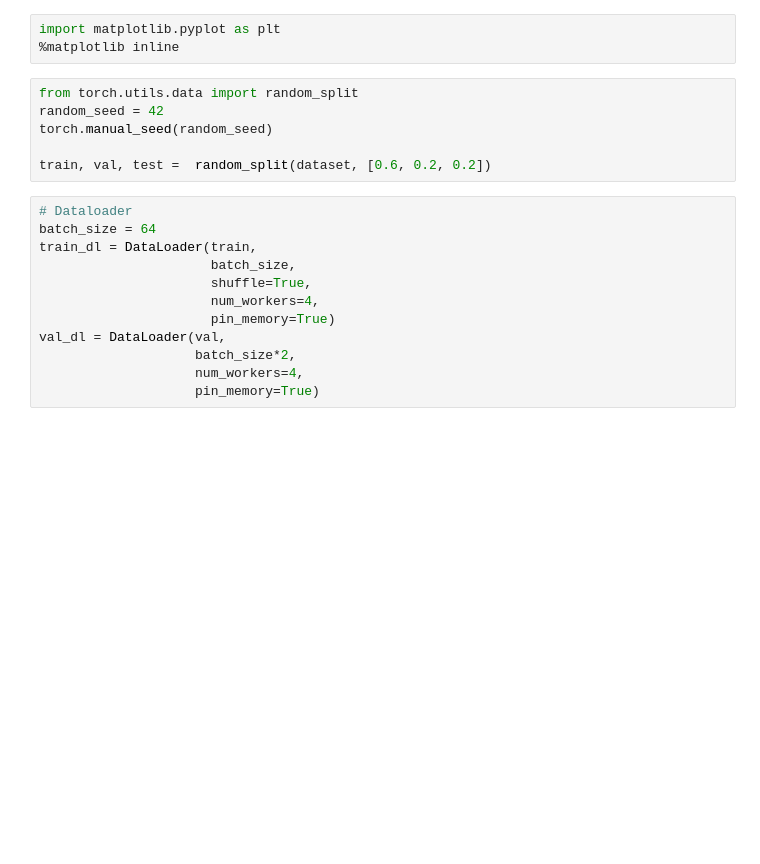
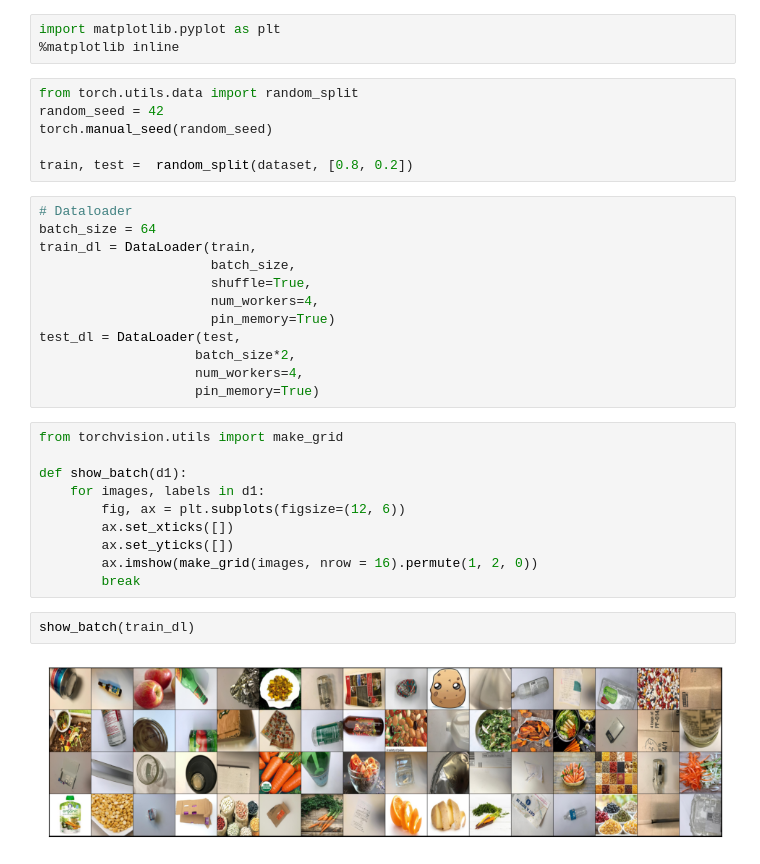
Before and after one commit to Hawawou/waste_app, a Jupyter notebook: model.ipynb, the cells around one changed output. Saved outputs shown, nothing was run; the diff lists cells and outputs as text; blank space fills up the shorter version.

```diff
--- a/model.ipynb
+++ b/model.ipynb
@@ -26,7 +26,7 @@ from torch.utils.data import random_split
 random_seed = 42
 torch.manual_seed(random_seed)
 
-train, val, test =  random_split(dataset, [0.6, 0.2, 0.2])
+train, test =  random_split(dataset, [0.8, 0.2])
 # %%
 # Dataloader
 batch_size = 64
@@ -35,7 +35,21 @@ train_dl = DataLoader(train,
                       shuffle=True,
                       num_workers=4,
                       pin_memory=True)
-val_dl = DataLoader(val,
+test_dl = DataLoader(test,
                     batch_size*2,
                     num_workers=4,
                     pin_memory=True)
+# %%
+from torchvision.utils import make_grid
+
+def show_batch(d1):
+    for images, labels in d1:
+        fig, ax = plt.subplots(figsize=(12, 6))
+        ax.set_xticks([])
+        ax.set_yticks([])
+        ax.imshow(make_grid(images, nrow = 16).permute(1, 2, 0))
+        break
+# %%
+show_batch(train_dl)
+# %% [output]
+[figure, added]
```
Also changed, not shown: parts of 7 cells of this notebook.
